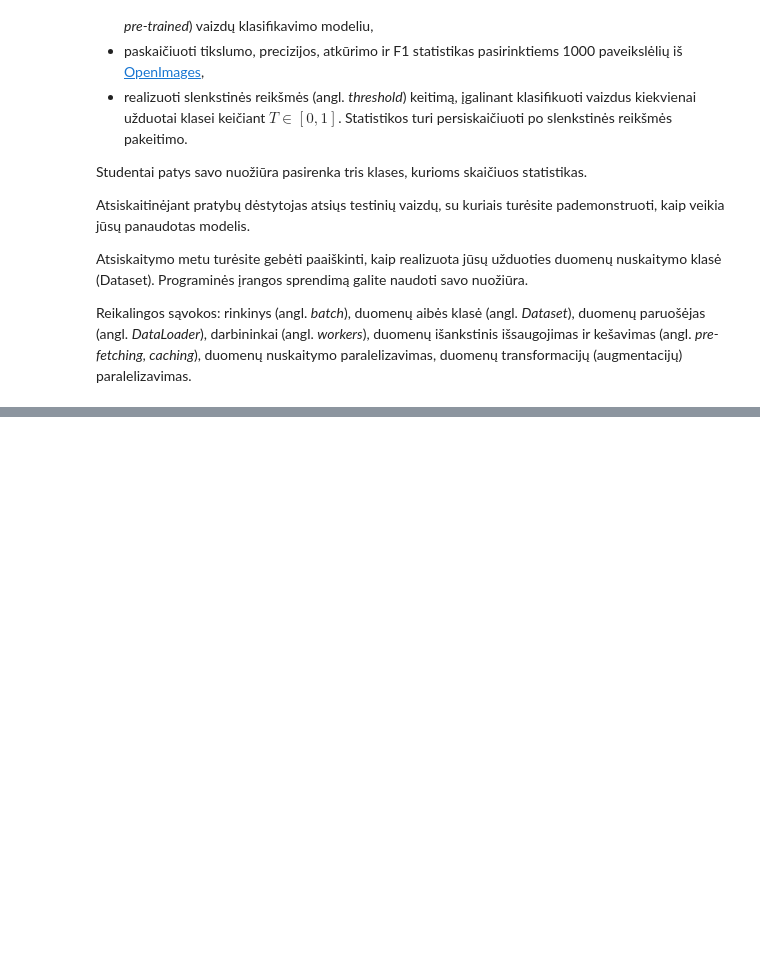
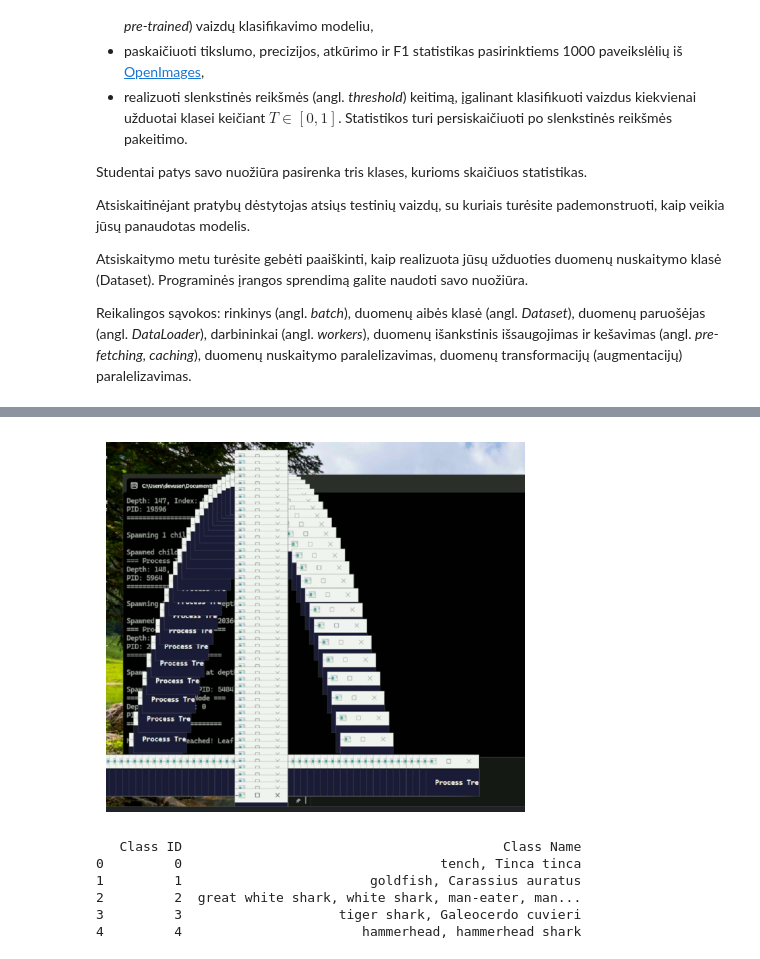
Before and after one commit to user5427/deep-learning, a Jupyter notebook: labs/lab1/lab.ipynb, the cells around one changed output, grey strips where cells are left out. Cells and saved outputs as stored; diff of their text form; code cells hidden in the pictures; blank space fills up the shorter version.

```diff
--- a/labs/lab1/lab.ipynb
+++ b/labs/lab1/lab.ipynb
@@ -282,0 +309,57 @@ for i in range(10):
+# %%
+# select one image not from the training set and test the model on it
+# download an image of a house
+# spec_img = "./project/train-station.jpg"
+# spec_img = "./project/fundog.png"
+# spec_img = "./project/bugdog.webp"
+# spec_img = "./project/winfun.png"
+spec_img = "./project/ambulance.webp"
+image = io.imread(spec_img)
+plt.imshow(image)
+plt.axis('off')
+plt.show()
+
+# test model on the image
+probabilities = model(read_img(spec_img).unsqueeze(0).to(device))
+probabilities = torch.nn.functional.sigmoid(probabilities)
+# print(probabilities.detach().cpu().numpy())
+# %% [output]
+[figure, added]
+# %%
+# from .project/imagenet.md get all the classes and their names
+
+# format of the data
+
+# | Class ID | Class Name                                                                                                                |
+# |----------|---------------------------------------------------------------------------------------------------------------------------|
+# | 0        | tench, Tinca tinca                                                                                                        |
+# | 1        | goldfish, Carassius auratus                                                                                               |
+# | 2        | great white shark, white shark, man-eater, man-eating shark, Carcharodon caharias',                                       |
+# | 3        | tiger shark, Galeocerdo cuvieri
+# ...
+
+
+data = pd.read_csv(
+    "./project/imagenet.md",
+    sep="|",
+    skiprows=2,          # Skip the header and dashes row
+    header=None,
+    names=["empty", "Class ID", "Class Name", "empty2"],  # account for leading/trailing pipes
+    skipinitialspace=True
+)
+
+# Drop the empty columns created by leading/trailing pipes
+data = data[["Class ID", "Class Name"]]
+
+# Strip whitespace from values
+data["Class ID"] = data["Class ID"].astype(int)
+data["Class Name"] = data["Class Name"].str.strip()
+
+print(data.head())
+# %% [output]
+   Class ID                                         Class Name
+0         0                                 tench, Tinca tinca
+1         1                        goldfish, Carassius auratus
+2         2  great white shark, white shark, man-eater, man...
+3         3                    tiger shark, Galeocerdo cuvieri
+4         4                       hammerhead, hammerhead shark
```
Also changed, not shown: parts of 7 cells of this notebook.
